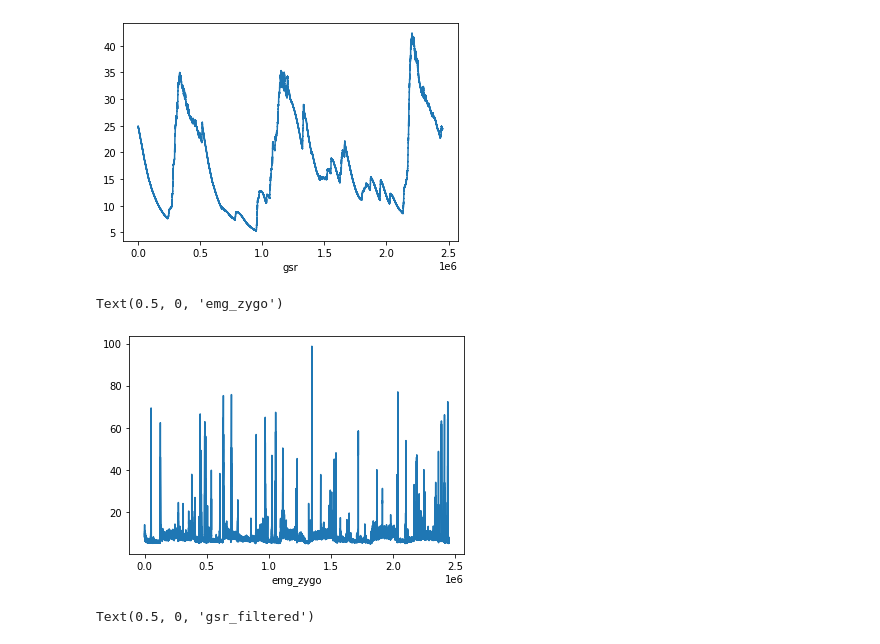
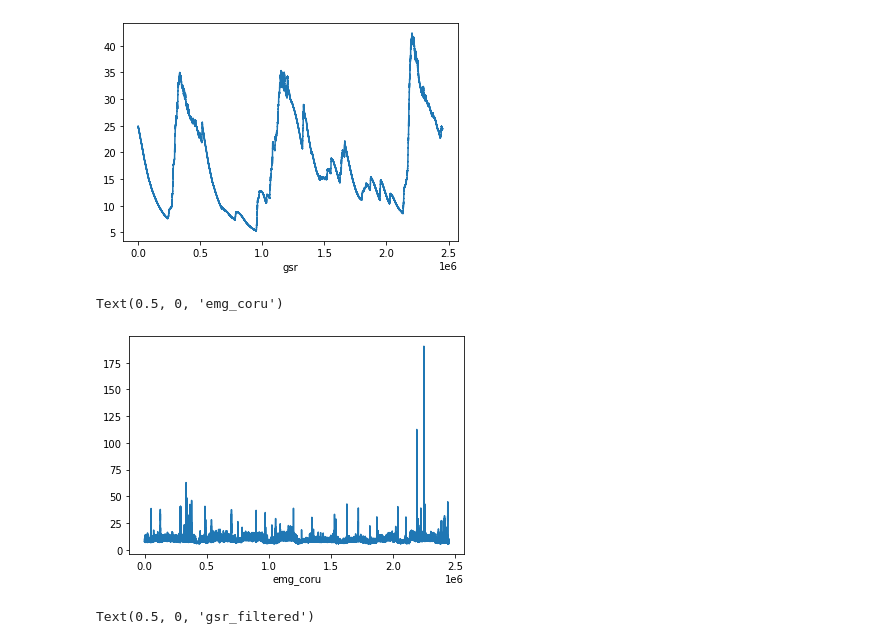
Before and after one commit to yuanfu111/SleepMonitorting, a Jupyter notebook: raw_data_preview.ipynb, the cells around one changed output. Cells and saved outputs as stored; diff of their text form; code cells hidden in the pictures.

```diff
--- a/raw_data_preview.ipynb
+++ b/raw_data_preview.ipynb
@@ -27,11 +27,11 @@ plt.xlabel("gsr")
 Text(0.5, 0, 'gsr')
 [figure]
 # %%
-plt.plot(data_df["emg_zygo"])
-plt.xlabel("emg_zygo")
+plt.plot(data_df["emg_coru"])
+plt.xlabel("emg_coru")
 # %% [output]
-Text(0.5, 0, 'emg_zygo')
+Text(0.5, 0, 'emg_coru')
-[figure, old version]
+[figure, new version]
 # %%
 # filtering
 # first-order butterworth
```
Also changed, not shown: parts of 7 cells of this notebook, 2 other files.
